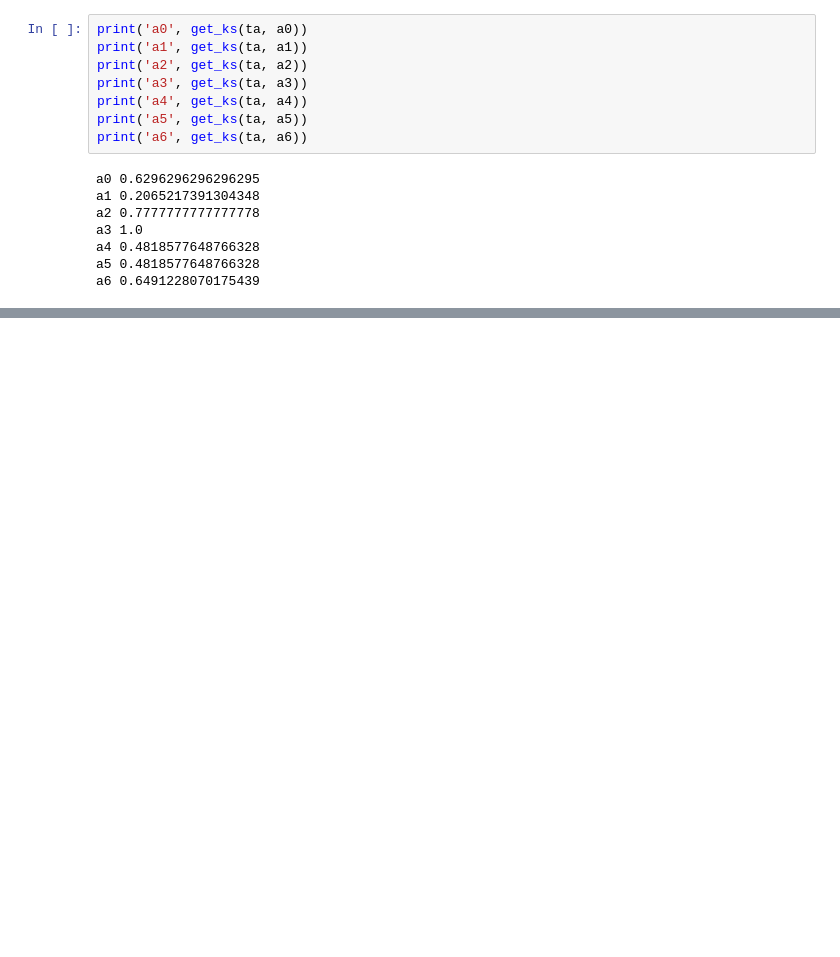
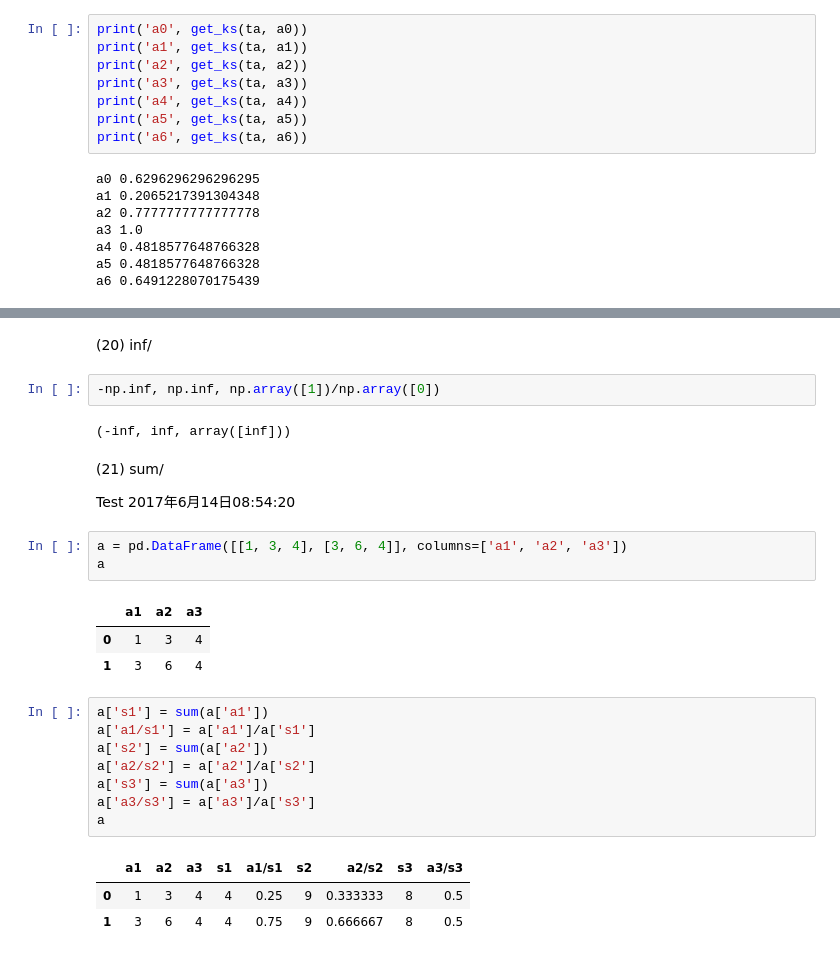
Before and after one commit to IvanaXu/PyTools, a Jupyter notebook: 037.The_list_of_pandas.ipynb, the cells around one changed output, grey strips where cells are left out. Saved outputs shown, nothing was run; the diff lists cells and outputs as text; blank space fills up the shorter version.

```diff
--- a/037.The_list_of_pandas.ipynb
+++ b/037.The_list_of_pandas.ipynb
@@ -558,0 +966,29 @@ a6 0.6491228070175439
+# %% [markdown]
+(20) inf/
+# %%
+-np.inf, np.inf, np.array([1])/np.array([0])
+# %% [output]
+(-inf, inf, array([inf]))
+# %% [markdown]
+(21) sum/
+
+Test 2017年6月14日08:54:20
+# %%
+a = pd.DataFrame([[1, 3, 4], [3, 6, 4]], columns=['a1', 'a2', 'a3'])
+a
+# %% [output]
+|  | a1 | a2 | a3 |
+| 0 | 1 | 3 | 4 |
+| 1 | 3 | 6 | 4 |
+# %%
+a['s1'] = sum(a['a1'])
+a['a1/s1'] = a['a1']/a['s1']
+a['s2'] = sum(a['a2'])
+a['a2/s2'] = a['a2']/a['s2']
+a['s3'] = sum(a['a3'])
+a['a3/s3'] = a['a3']/a['s3']
+a
+# %% [output]
+|  | a1 | a2 | a3 | s1 | a1/s1 | s2 | a2/s2 | s3 | a3/s3 |
+| 0 | 1 | 3 | 4 | 4 | 0.25 | 9 | 0.333333 | 8 | 0.5 |
+| 1 | 3 | 6 | 4 | 4 | 0.75 | 9 | 0.666667 | 8 | 0.5 |
```
Also changed, not shown: parts of 28 cells of this notebook.
